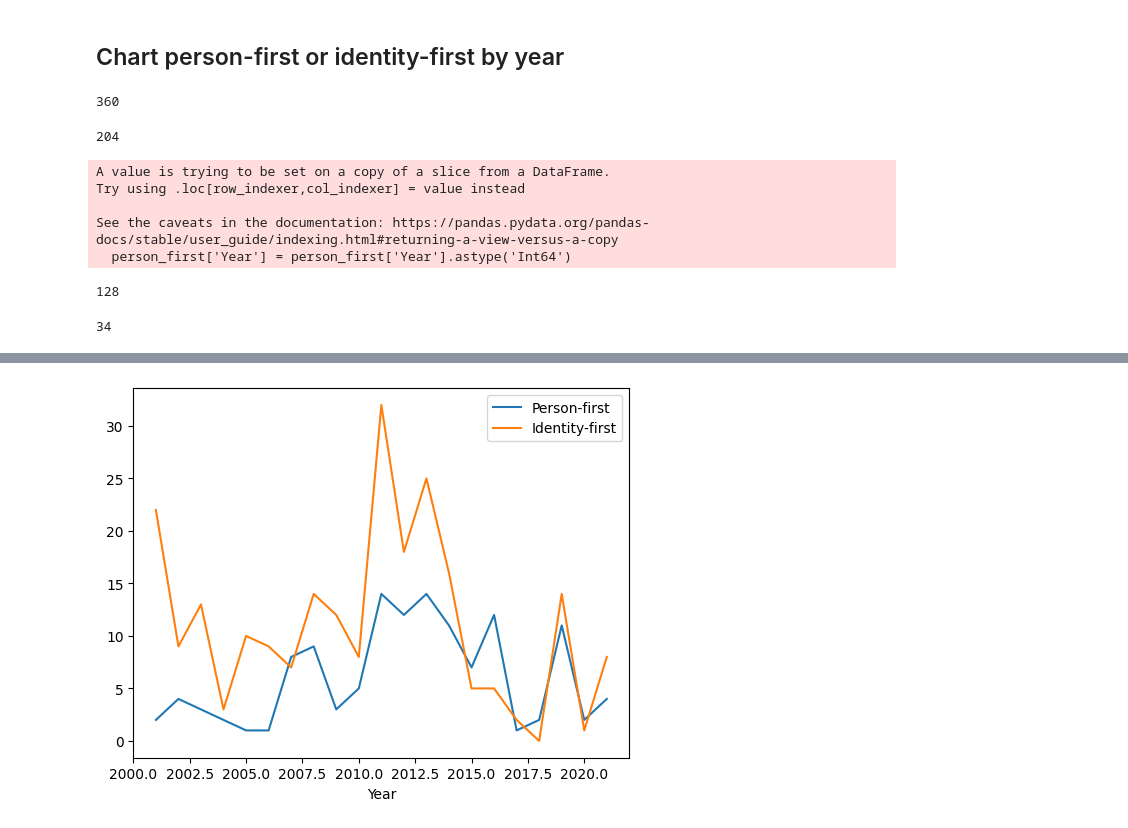
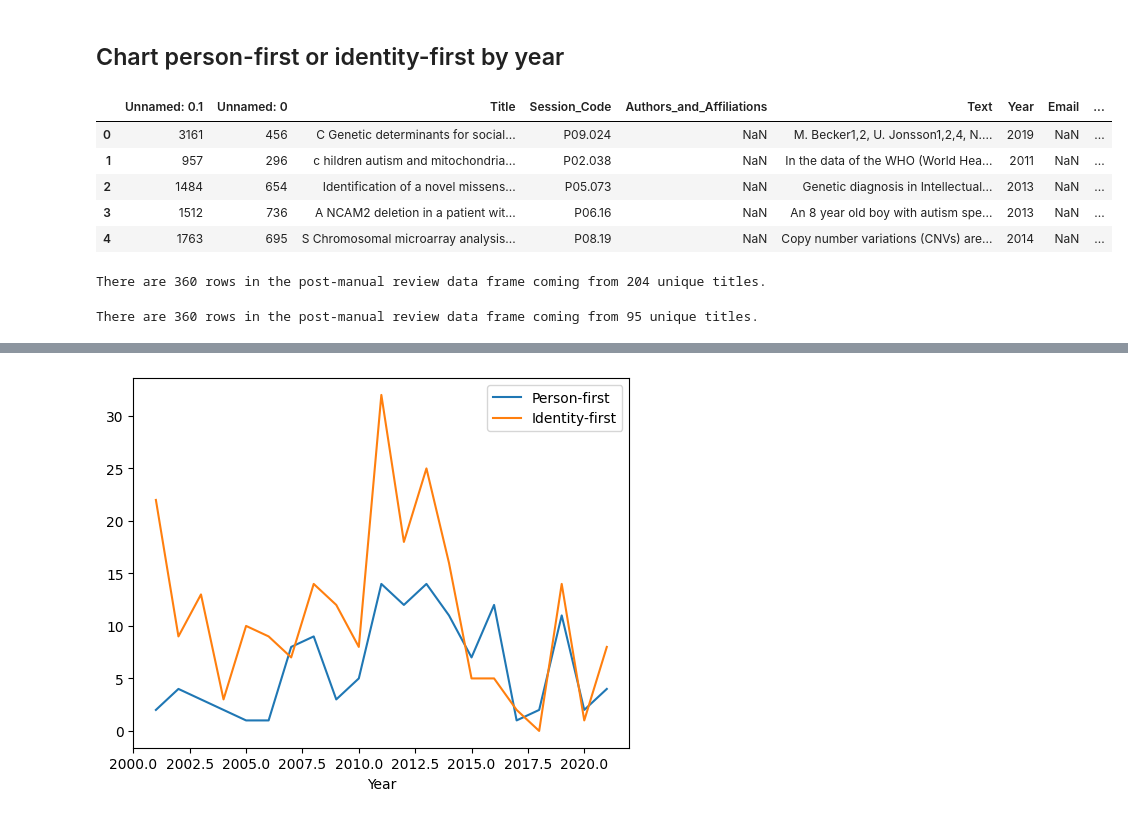
Before and after one commit to UKDataServiceOpen/Person_Identy_First_Language, a Jupyter notebook: 2023_Second_analysis/code/3_Pattern_matching.ipynb, the cells around one changed output, grey strips where cells are left out. Drawn from its saved outputs; the diff is of its cells as text; code cells hidden in the pictures.

```diff
--- a/2023_Second_analysis/code/3_Pattern_matching.ipynb
+++ b/2023_Second_analysis/code/3_Pattern_matching.ipynb
@@ -372,29 +372,25 @@ At this point, I open the file in Excel (for example), removed the brackets, quo
 ## Chart person-first or identity-first by year
 # %%
 reviewed_matches = pd.read_csv('..\\output\\pattern_matches_reviewed.csv')    # one for just those that match the keyword
-print(len(reviewed_matches)  )
+reviewed_matches.head()
 # %% [output]
-360
+|  | Unnamed: 0.1 | Unnamed: 0 | Title | Session_Code | Authors_and_Affiliations | Text | Year | Email | ... |
+| 0 | 3161 | 456 | C Genetic determinants for social... | P09.024 | NaN | M. Becker1,2, U. Jonsson1,2,4, N.... | 2019 | NaN | ... |
+| 1 | 957 | 296 | c hildren autism and mitochondria... | P02.038 | NaN | In the data of the WHO (World Hea... | 2011 | NaN | ... |
+| 2 | 1484 | 654 | Identification of a novel missens... | P05.073 | NaN | Genetic diagnosis in Intellectual... | 2013 | NaN | ... |
+| 3 | 1512 | 736 | A NCAM2 deletion in a patient wit... | P06.16 | NaN | An 8 year old boy with autism spe... | 2013 | NaN | ... |
+| 4 | 1763 | 695 | S Chromosomal microarray analysis... | P08.19 | NaN | Copy number variations (CNVs) are... | 2014 | NaN | ... |
-# %%
-total_unique_abstracts = reviewed_matches['Title'].nunique()
-print(total_unique_abstracts)
-# %% [output]
-204
+# %%
+print("There are " +
+      str(len(reviewed_matches)) + " rows in the post-manual review data frame coming from " +
+      str(reviewed_matches['Title'].nunique()) +
+      " unique titles.")
+# %% [output]
+There are 360 rows in the post-manual review data frame coming from 204 unique titles.
 # %%
-reviewed_matches
+print("There are " +
+      str(len(reviewed_matches)) + " rows in the post-manual review data frame coming from " +
+      str(len(reviewed_matches[reviewed_matches["Person-first"].notnull() == True].groupby(['Title']).nunique())) +
+      " unique titles.")
+# %% [output]
+There are 360 rows in the post-manual review data frame coming from 95 unique titles.
-# %%
-person_first = reviewed_matches[~reviewed_matches['Person-first'].isnull()]
-person_first['Year'] = person_first['Year'].astype('Int64')
-len(person_first)
-# %% [output]
-A value is trying to be set on a copy of a slice from a DataFrame.
-Try using .loc[row_indexer,col_indexer] = value instead
-
-See the caveats in the documentation: https://pandas.pydata.org/pandas-docs/stable/user_guide/indexing.html#returning-a-view-versus-a-copy
-  person_first['Year'] = person_first['Year'].astype('Int64')
-128
-# %%
-unique_pf = reviewed_matches['Person-first'].unique()
-print(len(unique_pf))
-# %% [output]
-34
```
Also changed, not shown: parts of 16 cells of this notebook, 2 other files.
